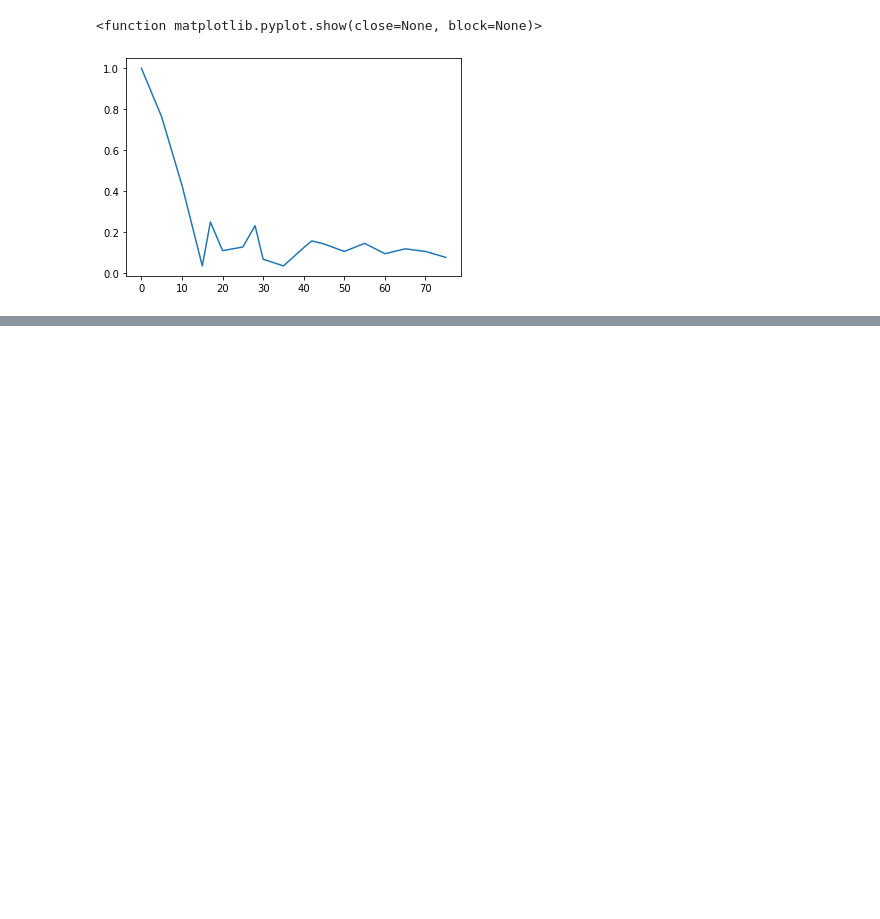
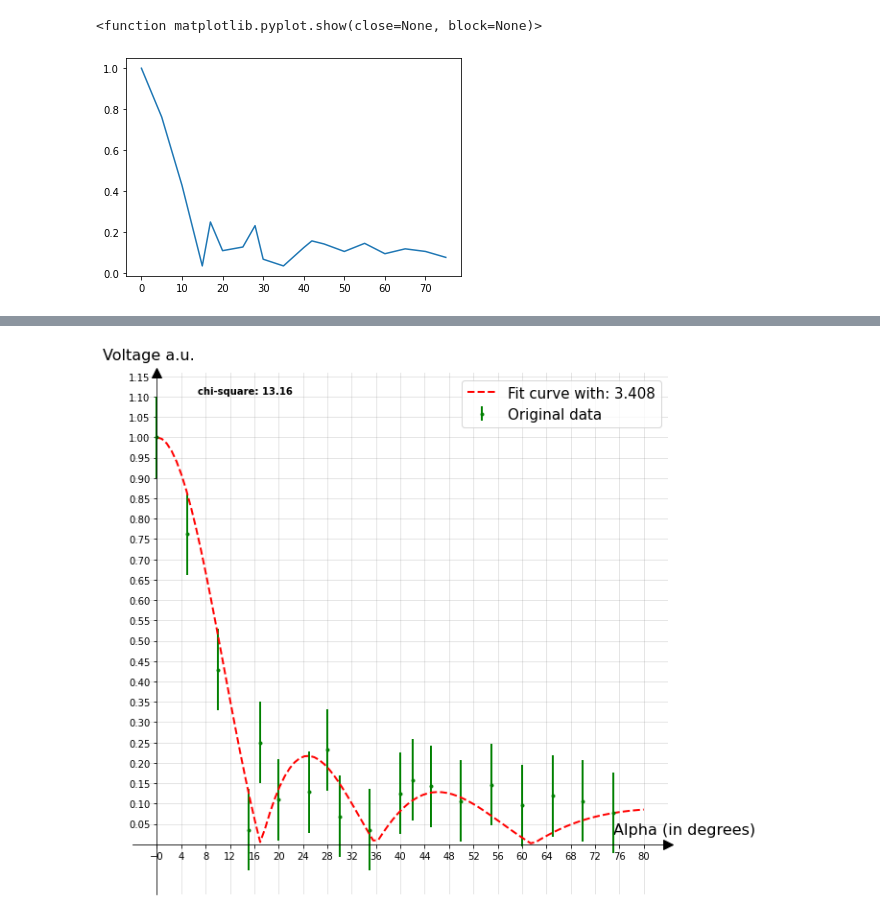
Before and after one commit to SebNik/School-Stuff, a Jupyter notebook: Physics single slit experiment.ipynb, the cells around one changed output, grey strips where cells are left out. Cells and saved outputs as stored; diff of their text form; code cells hidden in the pictures; blank space fills up the shorter version.

```diff
--- a/Physics single slit experiment.ipynb
+++ b/Physics single slit experiment.ipynb
@@ -140,0 +151,47 @@ plt.show()
+# %%
+fig, ax = plt.subplots(figsize=(10, 10))
+fig.patch.set_facecolor('w'),
+
+# Select length of axes and the space between tick labels
+xmin, xmax, ymin, ymax = -1*min_v, max_v, 0, 1.05
+ticks_frequency_x = 4
+ticks_frequency_y = 0.05
+
+
+# Set bottom and left spines as x and y axes of coordinate system
+ax.spines['bottom'].set_position('zero')
+ax.spines['left'].set_position('zero')
+
+# Remove top and right spines
+ax.spines['top'].set_visible(False)
+ax.spines['right'].set_visible(False)
+
+# Create 'x' and 'y' labels placed at the end of the axes
+ax.set_xlabel('Alpha (in degrees)', size=16, labelpad=-40, x=1.03)
+ax.set_ylabel('Voltage a.u.', size=16, labelpad=-21, y=1.02, rotation=0)
+
+# Create custom major ticks to determine position of tick labels
+x_ticks = np.arange(xmin, xmax+1, ticks_frequency_x)
+y_ticks = np.arange(ymin, ymax+1, ticks_frequency_y)
+ax.set_xticks(x_ticks[x_ticks != 0])
+ax.set_yticks(y_ticks[y_ticks != 0])
+
+# Draw major and minor grid lines
+ax.grid(which='both', color='grey', linewidth=1, linestyle='-', alpha=0.2)
+
+# Draw arrows
+arrow_fmt = dict(markersize=10, color='black', clip_on=False)
+ax.plot((1), (0), marker='>', transform=ax.get_yaxis_transform(), **arrow_fmt)
+ax.plot((0), (1), marker='^', transform=ax.get_xaxis_transform(), **arrow_fmt)
+
+ax.plot(x_new, y_new, '--', c='r', label="Fit curve with: "+str(round(a[0], 4)), linewidth=2)
+ax.errorbar(x_data, y_data, sigma_data, fmt='g.', label="Original data", linewidth=2)
+
+plt.figtext(0.22,0.85,"chi-square: %.2f"%chisq,fontweight="bold")
+
+
+plt.legend(fontsize=15)
+plt.grid(True)
+plt.show()
+# %% [output]
+[figure, added]
```
Also changed, not shown: parts of 9 cells of this notebook, 3 other files.
